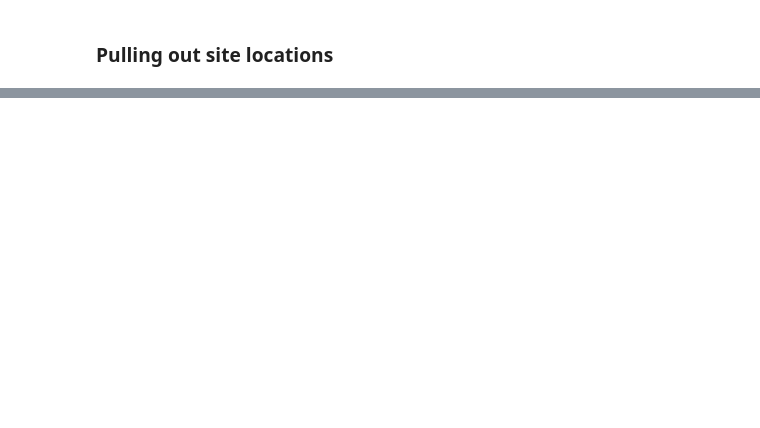
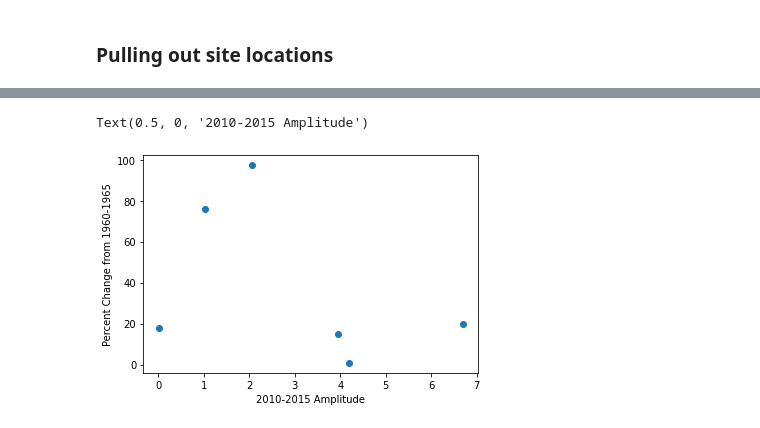
Before and after one commit to danicalombardozzi/ctsm_py, a Jupyter notebook: notebooks/CMIP6_CO2_LocalData.ipynb, the cells around one changed output, grey strips where cells are left out. Saved outputs shown, nothing was run; the diff lists cells and outputs as text; code cells hidden in the pictures; blank space fills up the shorter version.

```diff
--- a/notebooks/CMIP6_CO2_LocalData.ipynb
+++ b/notebooks/CMIP6_CO2_LocalData.ipynb
@@ -221,0 +290,9 @@ co2_ds
+# %%
+#This also works for a quick look, but all markers are the same color
+fig, ax = plt.subplots()
+ax.scatter(ml_nbp_mean.values(), ml_pct_diff.values(), marker = 'o')
+ax.set_ylabel("Percent Change from 1960-1965")
+ax.set_xlabel("2010-2015 Amplitude")
+# %% [output]
+Text(0.5, 0, '2010-2015 Amplitude')
+[figure, added]
```
Also changed, not shown: parts of 40 cells of this notebook.
